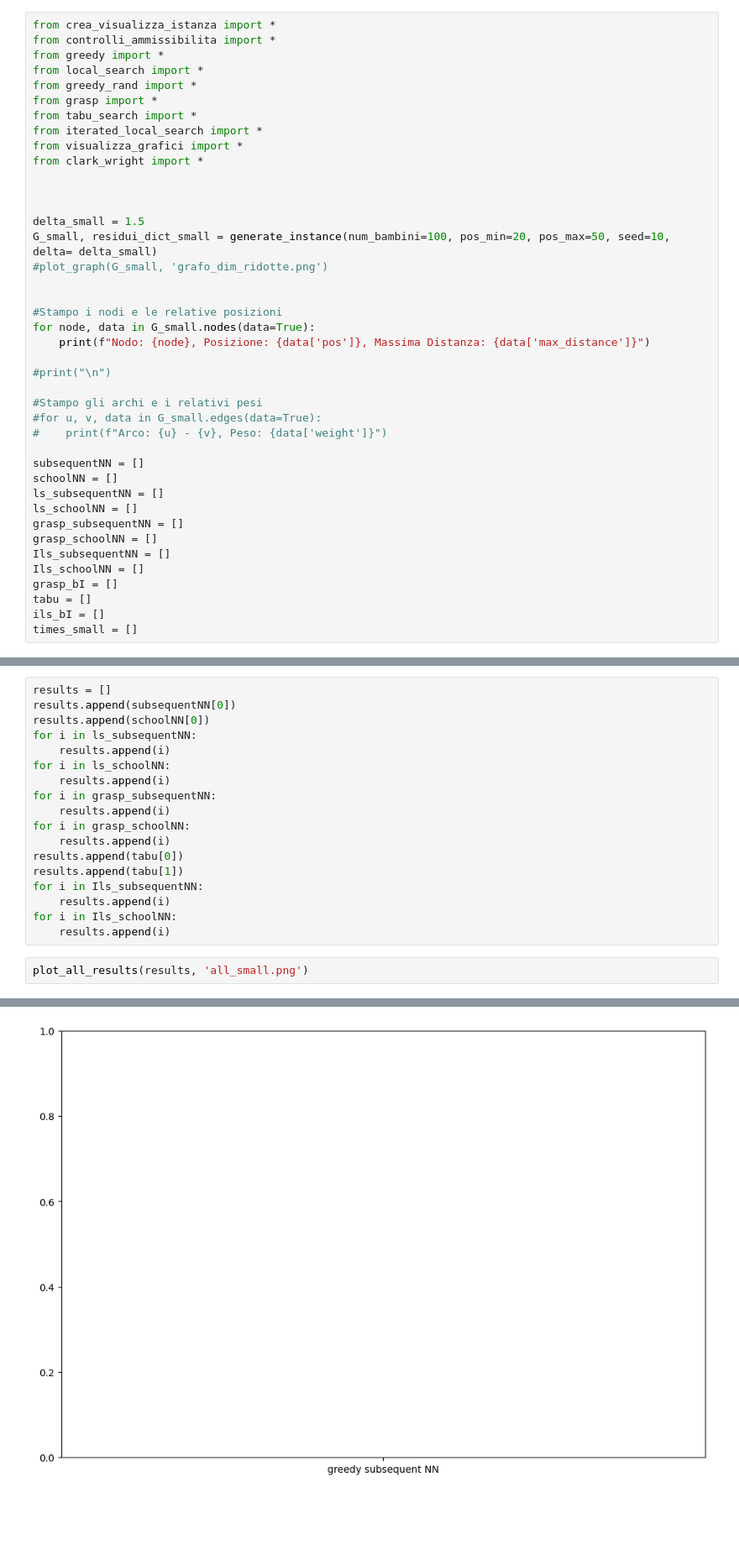
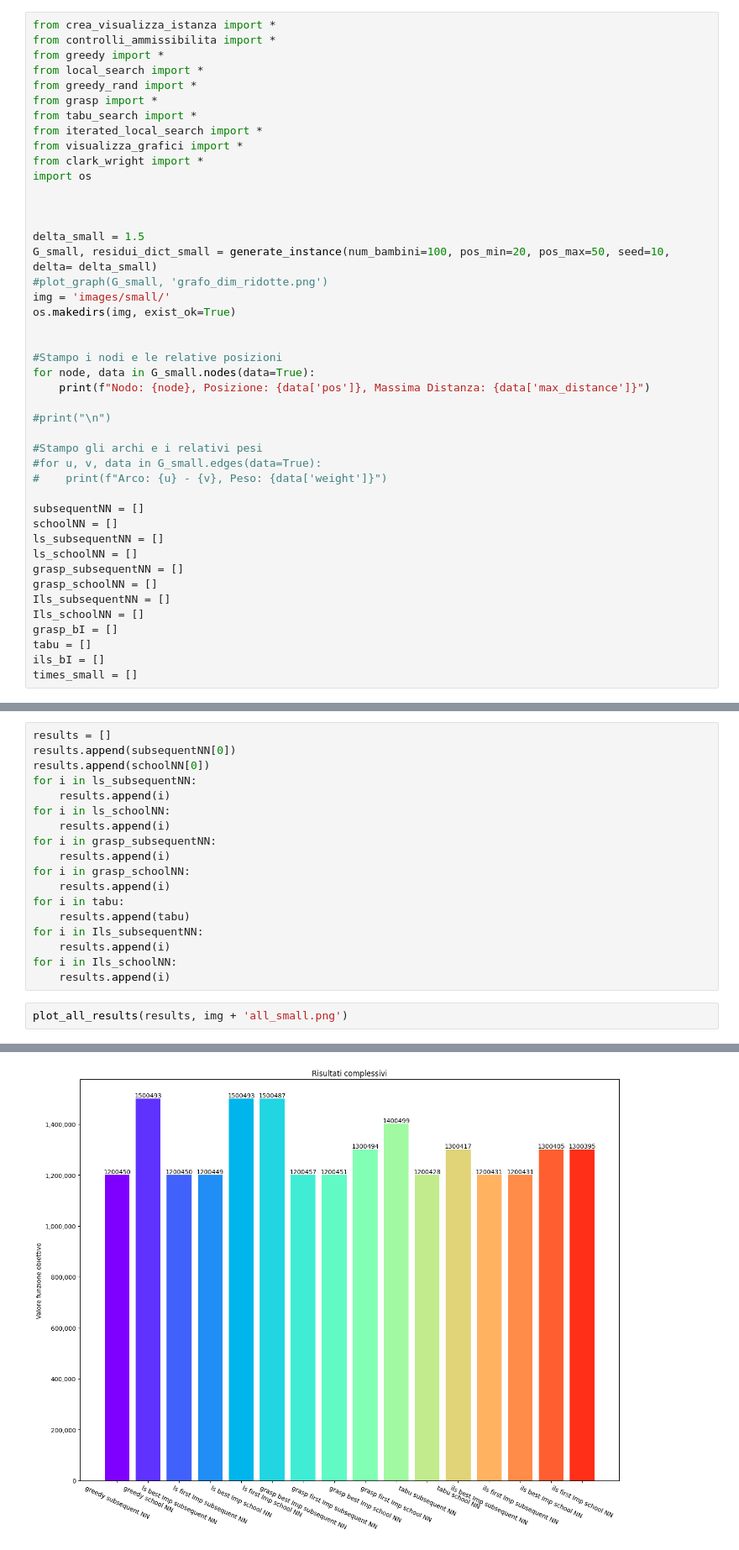
Before and after one commit to saracavicchi/Pedibus_OR, a Jupyter notebook: istanza_small_main.ipynb, the cells around one changed output, grey strips where cells are left out. Shown at 84% size. Saved outputs shown, nothing was run; the diff lists cells and outputs as text; blank space fills up the shorter version.

```diff
--- a/istanza_small_main.ipynb
+++ b/istanza_small_main.ipynb
@@ -9,12 +9,15 @@ from tabu_search import *
 from iterated_local_search import *
 from visualizza_grafici import *
 from clark_wright import *
+import os
 
 
 
 delta_small = 1.5
 G_small, residui_dict_small = generate_instance(num_bambini=100, pos_min=20, pos_max=50, seed=10, delta= delta_small)
 #plot_graph(G_small, 'grafo_dim_ridotte.png')
+img = 'images/small/'
+os.makedirs(img, exist_ok=True)
 
 
 #Stampo i nodi e le relative posizioni
@@ -431,12 +445,12 @@ for i in grasp_subsequentNN:
     results.append(i)
 for i in grasp_schoolNN:
     results.append(i)
-results.append(tabu[0])
-results.append(tabu[1])
+for i in tabu:
+    results.append(tabu)
 for i in Ils_subsequentNN:
     results.append(i)
 for i in Ils_schoolNN:
     results.append(i)
 # %%
-plot_all_results(results, 'all_small.png')
+plot_all_results(results, img + 'all_small.png')
 # %% [output]
@@ -444 +457 @@ ValueError: shape mismatch: objects cannot be broadcast to a single shape.  Mism
-[figure, old version]
+[figure, new version]
```
Also changed, not shown: parts of 12 cells of this notebook, 7 other files.
